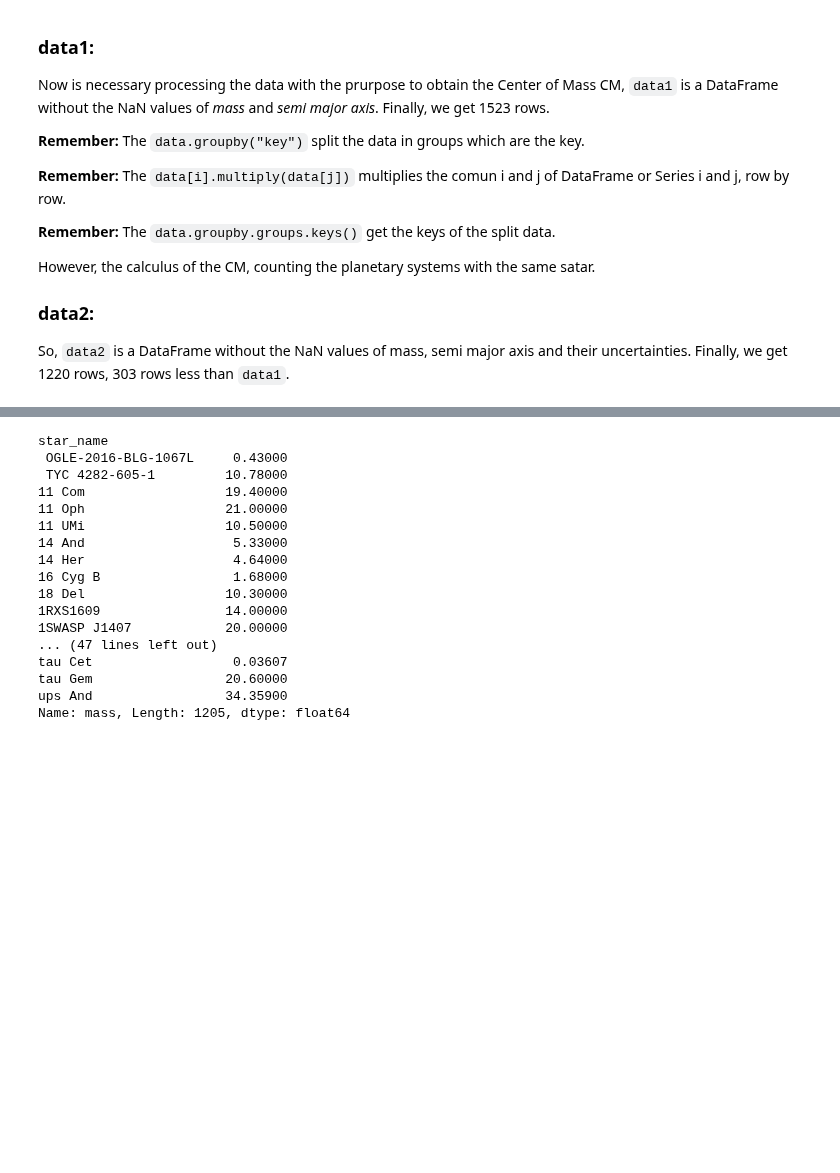
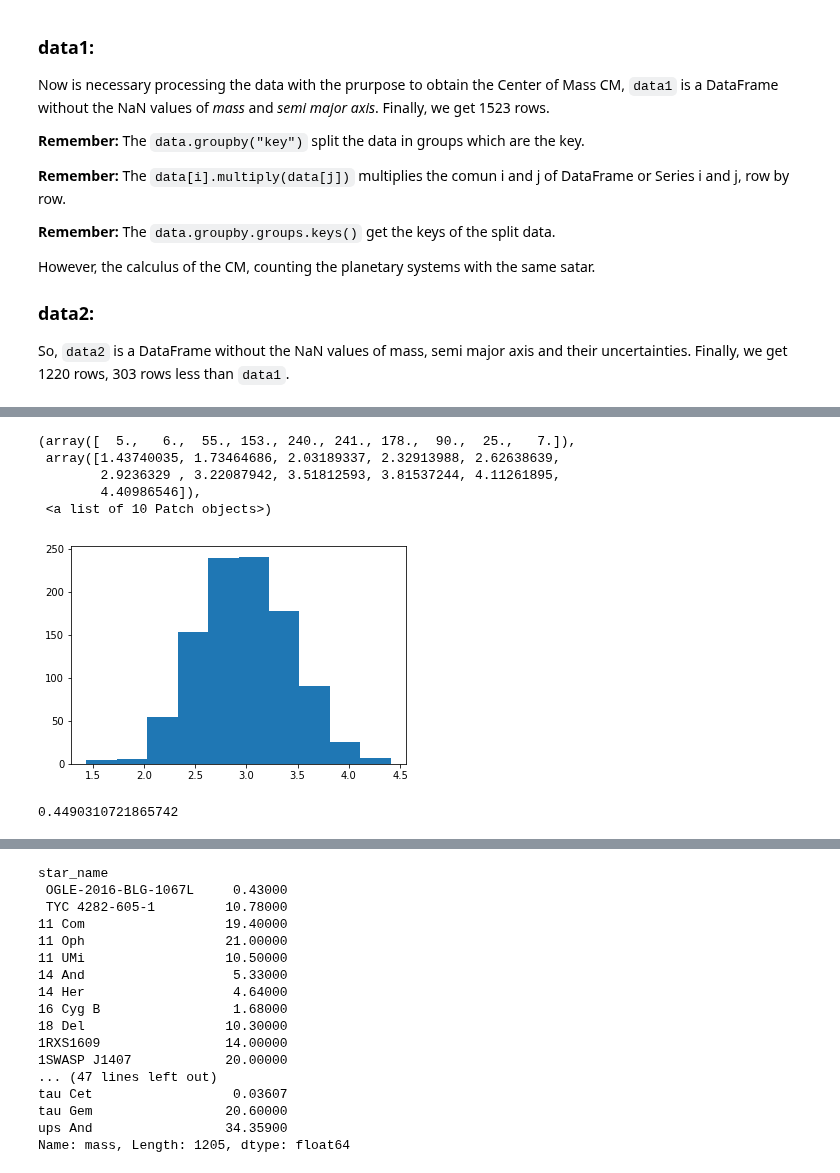
Before and after one commit to fjbautistas/Mixture_Gaussian_CM_of_Planets, a Jupyter notebook: List-Misture_G.ipynb, the cells around one changed output, grey strips where cells are left out. Cells and saved outputs as stored; diff of their text form; code cells hidden in the pictures; blank space fills up the shorter version.

```diff
--- a/List-Misture_G.ipynb
+++ b/List-Misture_G.ipynb
@@ -95,0 +176,13 @@ AttributeError: 'tuple' object has no attribute 'M_total'
+# %%
+plt.hist(draws)
+# %% [output]
+(array([  5.,   6.,  55., 153., 240., 241., 178.,  90.,  25.,   7.]),
+ array([1.43740035, 1.73464686, 2.03189337, 2.32913988, 2.62638639,
+        2.9236329 , 3.22087942, 3.51812593, 3.81537244, 4.11261895,
+        4.40986546]),
+ <a list of 10 Patch objects>)
+[figure, added]
+# %%
+np.std(draws)
+# %% [output]
+0.4490310721865742
```
Also changed, not shown: parts of 18 cells of this notebook, 1 other file.
